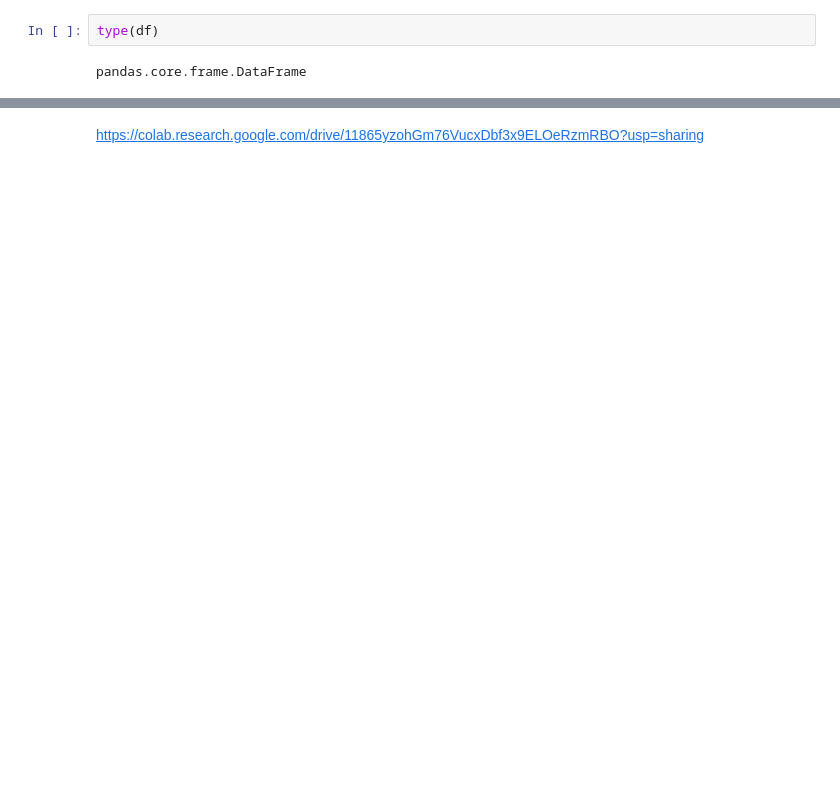
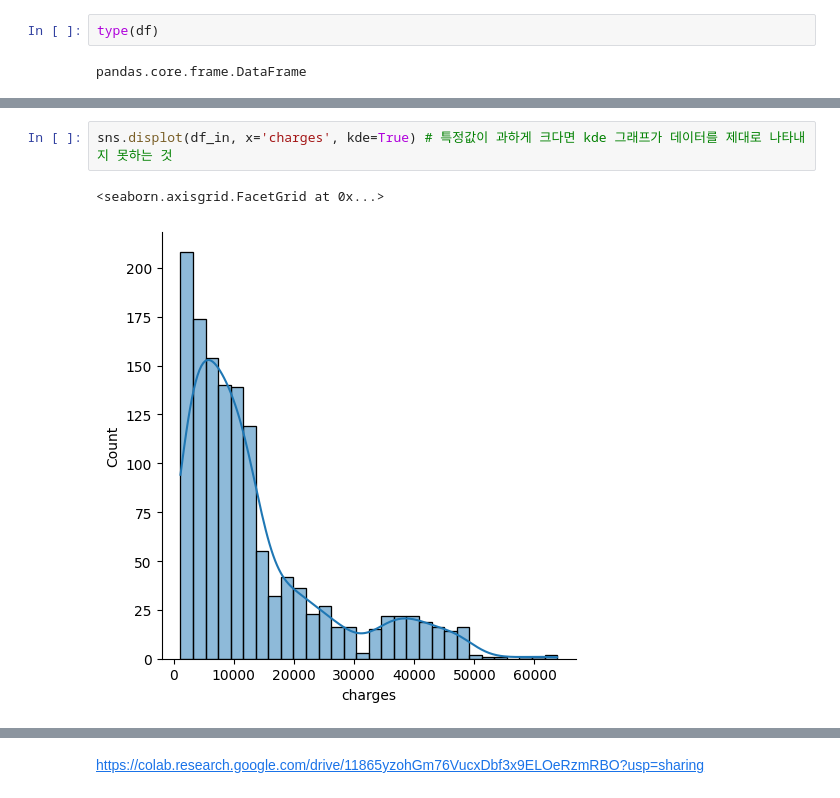
Before and after one commit to kimjeoungeun/my_study, a Jupyter notebook: insurance.ipynb, the cells around one changed output, grey strips where cells are left out. Cells and saved outputs as stored; diff of their text form; blank space fills up the shorter version.

```diff
--- a/insurance.ipynb
+++ b/insurance.ipynb
@@ -75,0 +149,5 @@ pandas.core.frame.DataFrame
+# %%
+sns.displot(df_in, x='charges', kde=True) # 특정값이 과하게 크다면 kde 그래프가 데이터를 제대로 나타내지 못하는 것
+# %% [output]
+<seaborn.axisgrid.FacetGrid at 0x...>
+[figure, added]
```
Also changed, not shown: parts of 38 cells of this notebook, 1 other file.
